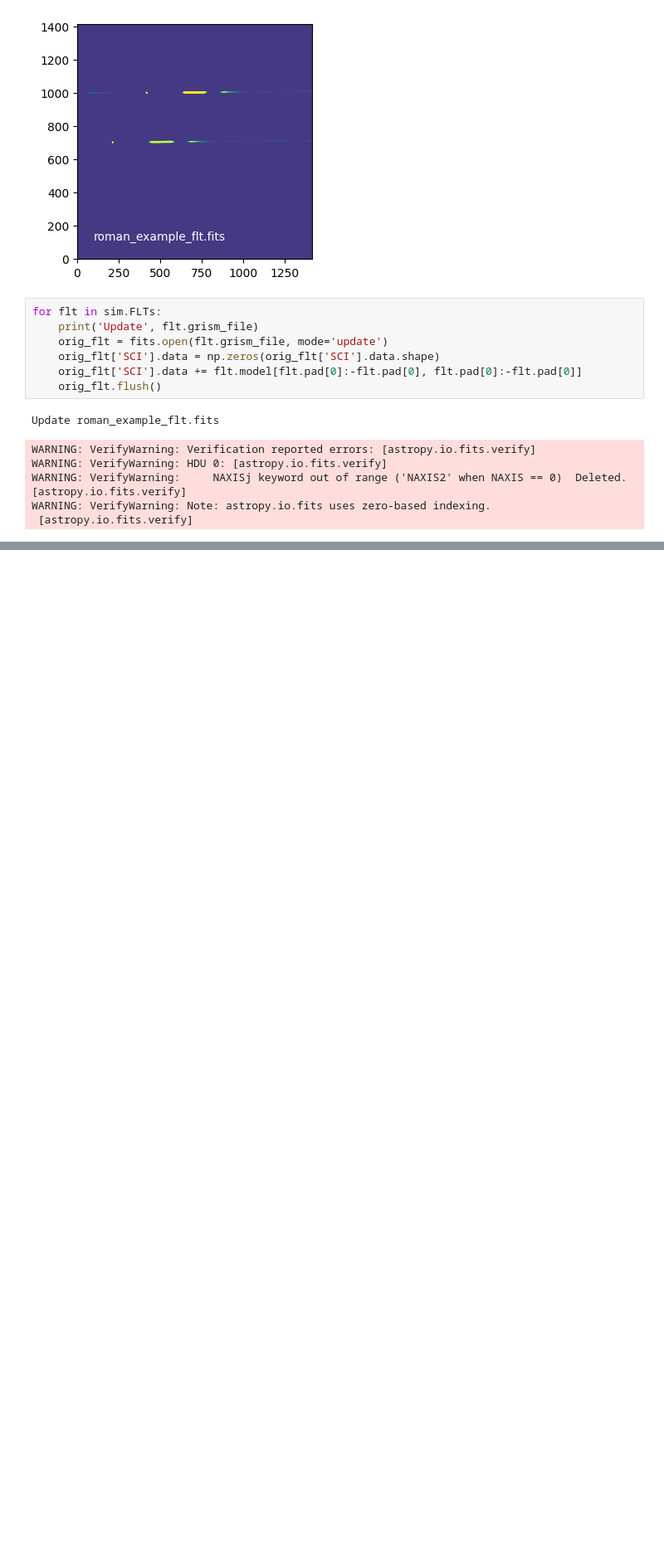
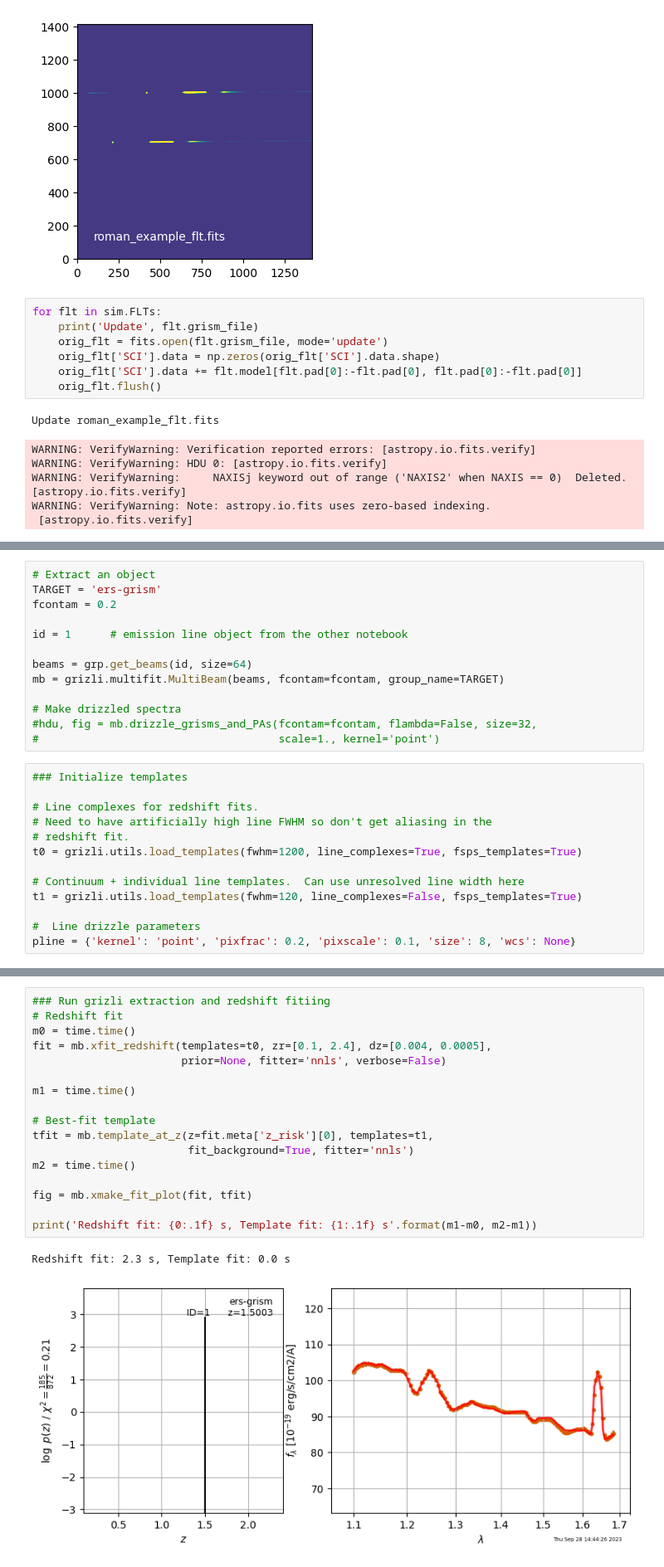
Before and after one commit to Zhiyuan-G/Roman-grism-sim, a Jupyter notebook: grizli_simple_sim.ipynb, the cells around one changed output, grey strips where cells are left out. Shown: that part at 83% size. Cells and saved outputs as stored; diff of their text form; blank space fills up the shorter version.

```diff
--- a/grizli_simple_sim.ipynb
+++ b/grizli_simple_sim.ipynb
@@ -252,0 +286,26 @@ WARNING: VerifyWarning: Note: astropy.io.fits uses zero-based indexing.
+# %%
+# Extract an object
+TARGET = 'ers-grism'
+fcontam = 0.2
+
+id = 1      # emission line object from the other notebook
+
+beams = grp.get_beams(id, size=64)
+mb = grizli.multifit.MultiBeam(beams, fcontam=fcontam, group_name=TARGET)
+
+# Make drizzled spectra
+#hdu, fig = mb.drizzle_grisms_and_PAs(fcontam=fcontam, flambda=False, size=32,
+#                                     scale=1., kernel='point')
+# %%
+### Initialize templates
+
+# Line complexes for redshift fits.
+# Need to have artificially high line FWHM so don't get aliasing in the
+# redshift fit.
+t0 = grizli.utils.load_templates(fwhm=1200, line_complexes=True, fsps_templates=True)
+
+# Continuum + individual line templates.  Can use unresolved line width here
+t1 = grizli.utils.load_templates(fwhm=120, line_complexes=False, fsps_templates=True)
+
+#  Line drizzle parameters
+pline = {'kernel': 'point', 'pixfrac': 0.2, 'pixscale': 0.1, 'size': 8, 'wcs': None}
@@ -252,0 +315,20 @@ WARNING: VerifyWarning: Note: astropy.io.fits uses zero-based indexing.
+# %%
+### Run grizli extraction and redshift fitiing
+# Redshift fit
+m0 = time.time()
+fit = mb.xfit_redshift(templates=t0, zr=[0.1, 2.4], dz=[0.004, 0.0005],
+                       prior=None, fitter='nnls', verbose=False)
+
+m1 = time.time()
+
+# Best-fit template
+tfit = mb.template_at_z(z=fit.meta['z_risk'][0], templates=t1,
+                        fit_background=True, fitter='nnls')
+m2 = time.time()
+
+fig = mb.xmake_fit_plot(fit, tfit)
+
+print('Redshift fit: {0:.1f} s, Template fit: {1:.1f} s'.format(m1-m0, m2-m1))
+# %% [output]
+Redshift fit: 2.3 s, Template fit: 0.0 s
+[figure, added]
```
Also changed, not shown: parts of 9 cells of this notebook.
